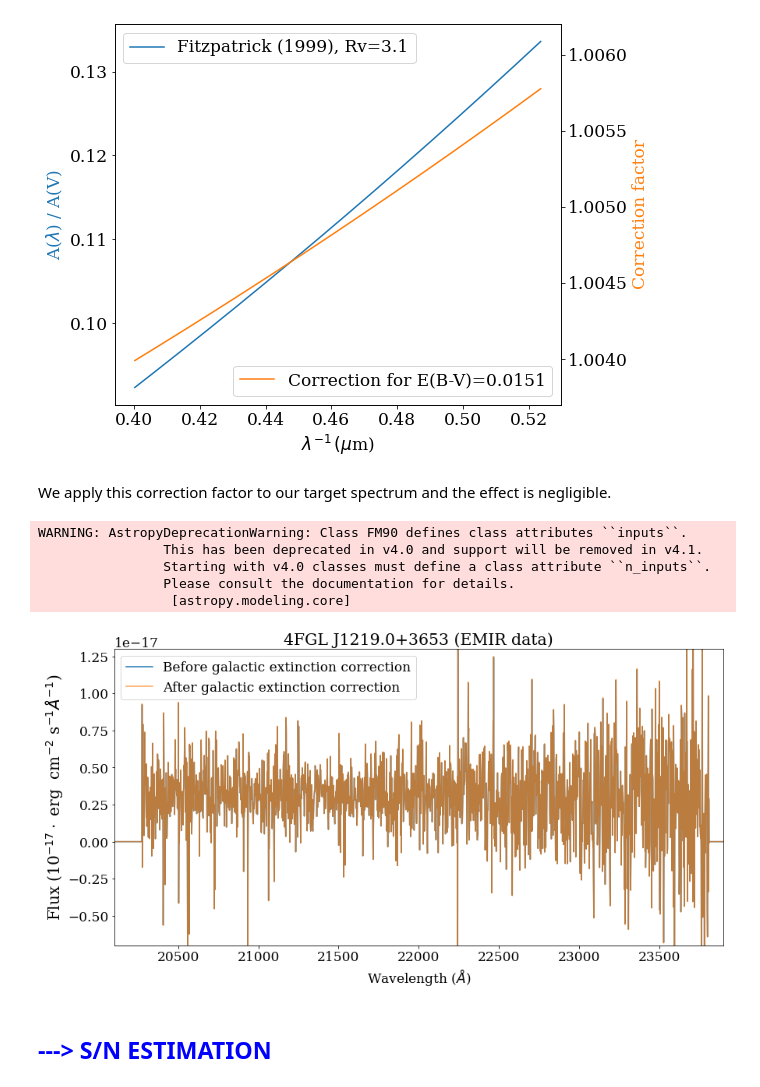
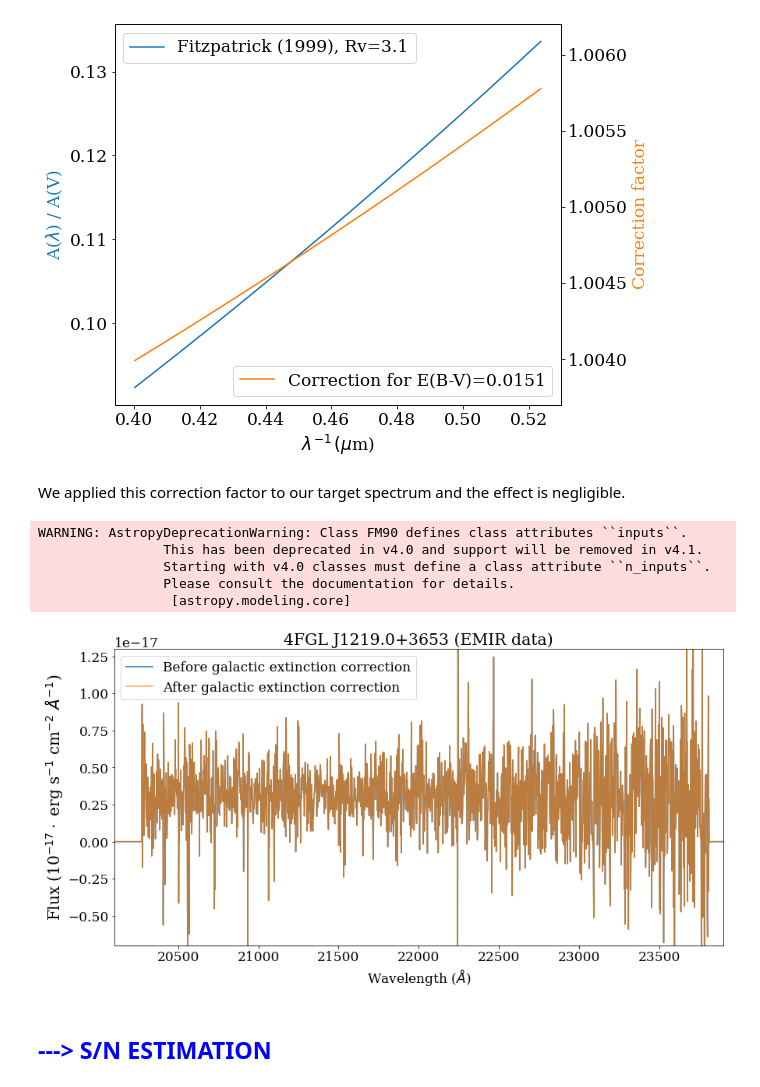
Before and after one commit to criscabe/EMIR, a Jupyter notebook: code/2_Calibrating_EMIR_spectrum.ipynb, the cells around one changed output. Cells and saved outputs as stored; diff of their text form; code cells hidden in the pictures.

```diff
--- a/code/2_Calibrating_EMIR_spectrum.ipynb
+++ b/code/2_Calibrating_EMIR_spectrum.ipynb
@@ -610,28 +610,28 @@ WARNING: AstropyDeprecationWarning: Class FM90 defines class attributes ``inputs
                  [astropy.modeling.core]
 [figure]
 # %% [markdown]
-We apply this correction factor to our target spectrum and the effect is negligible.
+We applied this correction factor to our target spectrum and the effect is negligible.
 # %%
 # apply galactic extinction correction
 spcalibrated_ext = spcalibrated / ext.extinguish(wave_units, Ebv=0.0151)
 
 fig, ax = plt.subplots(ncols=1, nrows=1, figsize=(14, 7))
 ax.plot(wave, spcalibrated, color='C0', label='Before galactic extinction correction')
 ax.plot(wave, spcalibrated_ext, color='C1', label='After galactic extinction correction',alpha=0.7)
 ax.set_xlabel('Wavelength ($\AA$)')
-ax.set_ylabel('Flux (10$^{-17} \cdot$ erg  cm$^{-2}$ s$^{-1} \AA^{-1}$)', size=20)
+ax.set_ylabel('Flux (10$^{-17} \cdot$ erg s$^{-1}$ cm$^{-2}$ $\AA^{-1}$)', size=20)
 ax.set_title('4FGL J1219.0+3653 (EMIR data)')
 ax.set_xlim([20100, 23900])
 ax.set_ylim(-0.7*10**-17,1.3*10**-17)
 ax.legend()
 plt.savefig('plots/extinction_correction.pdf',  bbox_inches='tight')
 # %% [output]
 WARNING: AstropyDeprecationWarning: Class FM90 defines class attributes ``inputs``.
                 This has been deprecated in v4.0 and support will be removed in v4.1.
                 Starting with v4.0 classes must define a class attribute ``n_inputs``.
                 Please consult the documentation for details.
                  [astropy.modeling.core]
-[figure, old version]
+[figure, new version]
 # %% [markdown]
 ##  <span style="color:blue"> ---> S/N ESTIMATION</span>
 # %% [markdown]
```
Also changed, not shown: parts of 7 cells of this notebook.
